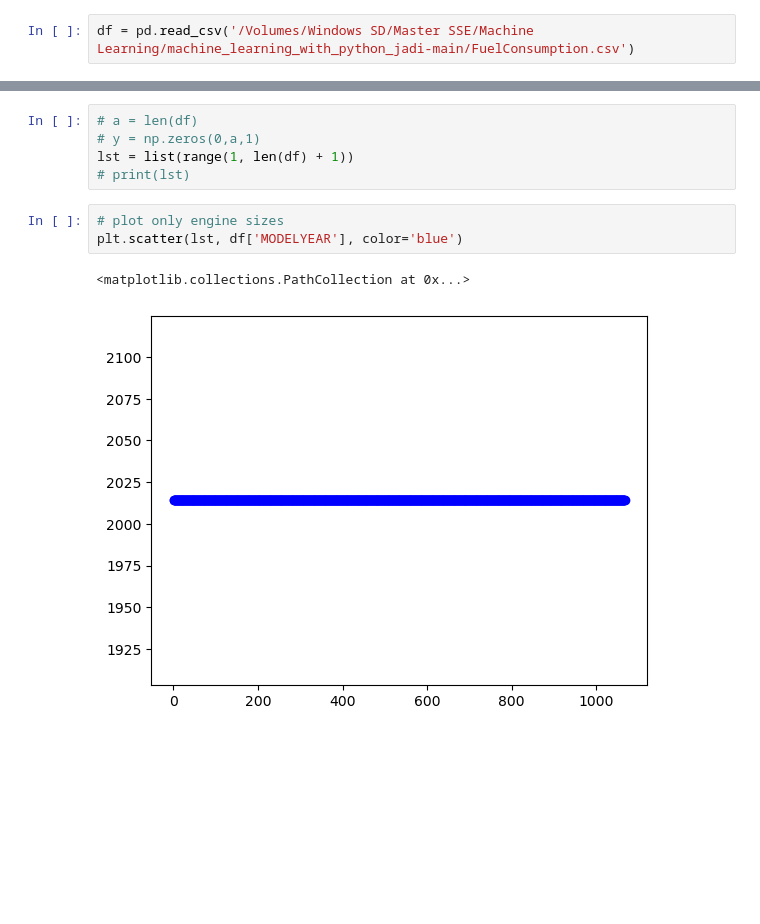
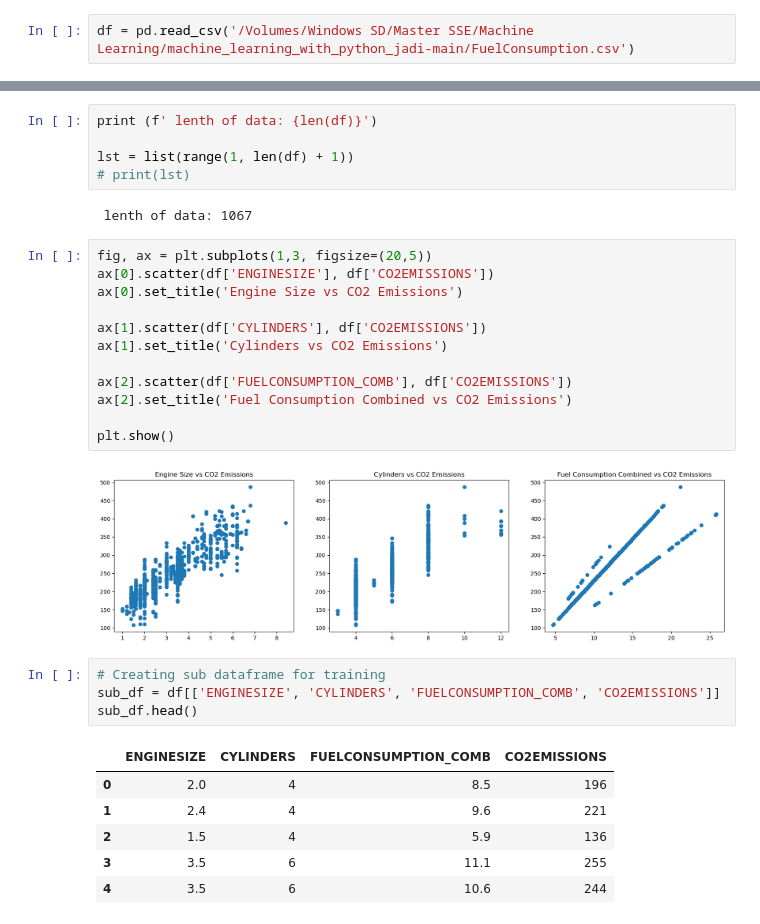
Before and after one commit to AliShrz/My-Machine-Learning, a Jupyter notebook: My Machine Learning.ipynb, the cells around one changed output, grey strips where cells are left out. Drawn from its saved outputs; the diff is of its cells as text; blank space fills up the shorter version.

```diff
--- a/My Machine Learning.ipynb
+++ b/My Machine Learning.ipynb
@@ -26,13 +26,34 @@ df.describe()
 | 75% | 2014.0 | 4.300000 | 8.000000 | 15.550000 | 10.850000 | 13.350000 | ... |
 | max | 2014.0 | 8.400000 | 12.000000 | 30.200000 | 20.500000 | 25.800000 | ... |
 # %%
-# a = len(df)
-# y = np.zeros(0,a,1)
+print (f' lenth of data: {len(df)}')
+
 lst = list(range(1, len(df) + 1))
 # print(lst)
+# %% [output]
+ lenth of data: 1067
-# %%
-# plot only engine sizes
-plt.scatter(lst, df['MODELYEAR'], color='blue')
-# %% [output]
-<matplotlib.collections.PathCollection at 0x...>
-[figure, removed]
+# %%
+fig, ax = plt.subplots(1,3, figsize=(20,5))
+ax[0].scatter(df['ENGINESIZE'], df['CO2EMISSIONS'])
+ax[0].set_title('Engine Size vs CO2 Emissions')
+
+ax[1].scatter(df['CYLINDERS'], df['CO2EMISSIONS'])
+ax[1].set_title('Cylinders vs CO2 Emissions')
+
+ax[2].scatter(df['FUELCONSUMPTION_COMB'], df['CO2EMISSIONS'])
+ax[2].set_title('Fuel Consumption Combined vs CO2 Emissions')
+
+plt.show()
+# %% [output]
+[figure, added]
+# %%
+# Creating sub dataframe for training
+sub_df = df[['ENGINESIZE', 'CYLINDERS', 'FUELCONSUMPTION_COMB', 'CO2EMISSIONS']]
+sub_df.head()
+# %% [output]
+|  | ENGINESIZE | CYLINDERS | FUELCONSUMPTION_COMB | CO2EMISSIONS |
+| 0 | 2.0 | 4 | 8.5 | 196 |
+| 1 | 2.4 | 4 | 9.6 | 221 |
+| 2 | 1.5 | 4 | 5.9 | 136 |
+| 3 | 3.5 | 6 | 11.1 | 255 |
+| 4 | 3.5 | 6 | 10.6 | 244 |
```
Also changed, not shown: parts of 10 cells of this notebook.
